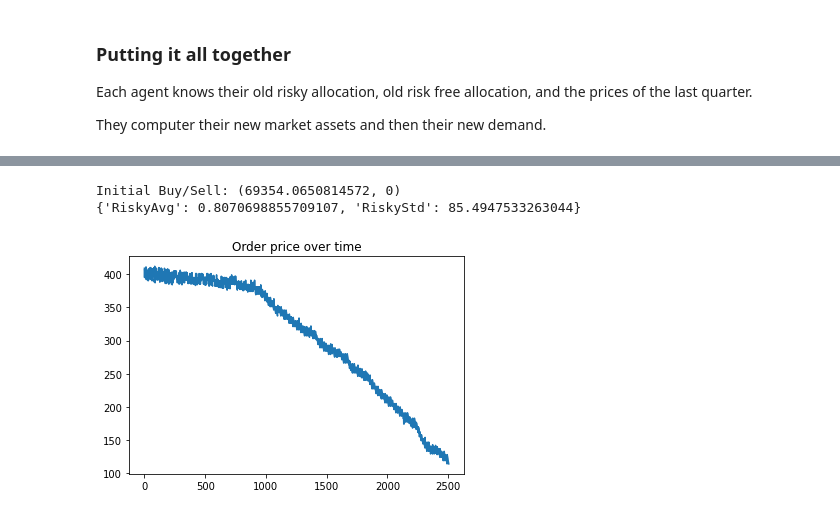
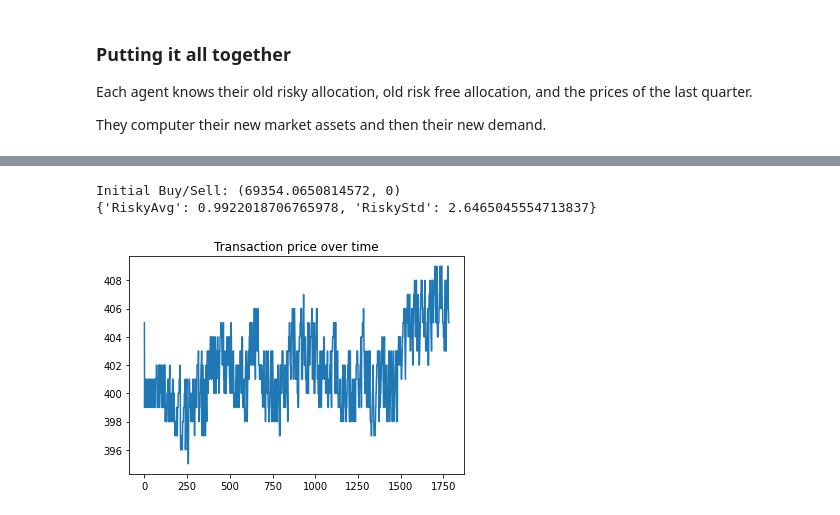
Before and after one commit to sbenthall/SHARKFin, a Jupyter notebook: HARK/Macro-Micro Foundations Demo Code.ipynb, the cells around one changed output, grey strips where cells are left out. Cells and saved outputs as stored; diff of their text form; code cells hidden in the pictures.

```diff
--- a/HARK/Macro-Micro Foundations Demo Code.ipynb
+++ b/HARK/Macro-Micro Foundations Demo Code.ipynb
@@ -206,19 +234,20 @@ asset_price = 100
 print(f"Initial Buy/Sell: {buy_sell}")
 
 ## TODO: ABM Group reimplement the run_market method
-orders = get_orders()
-print(hpa.risky_expectations(orders))
-
-plt.plot(orders['OrderPrice'])
-plt.title("Order price over time")
-plt.show()
-
-
-old_demands = init_demands
+transactions = get_transactions()
+print(hpa.risky_expectations(transactions))
 # %% [output]
 Initial Buy/Sell: (69354.0650814572, 0)
-{'RiskyAvg': 0.8070698855709107, 'RiskyStd': 85.4947533263044}
+{'RiskyAvg': 0.9922018706765978, 'RiskyStd': 2.6465045554713837}
-[figure, removed]
+# %%
+plt.plot(transactions['TrdPrice'])
+plt.title("Transaction price over time")
+plt.show()
+
+
+old_demands = init_demands
+# %% [output]
+[figure, added]
 # %%
 # STEP 4. Run simulation for N rebalances
 
```
Also changed, not shown: parts of 32 cells of this notebook, 1 other file.
